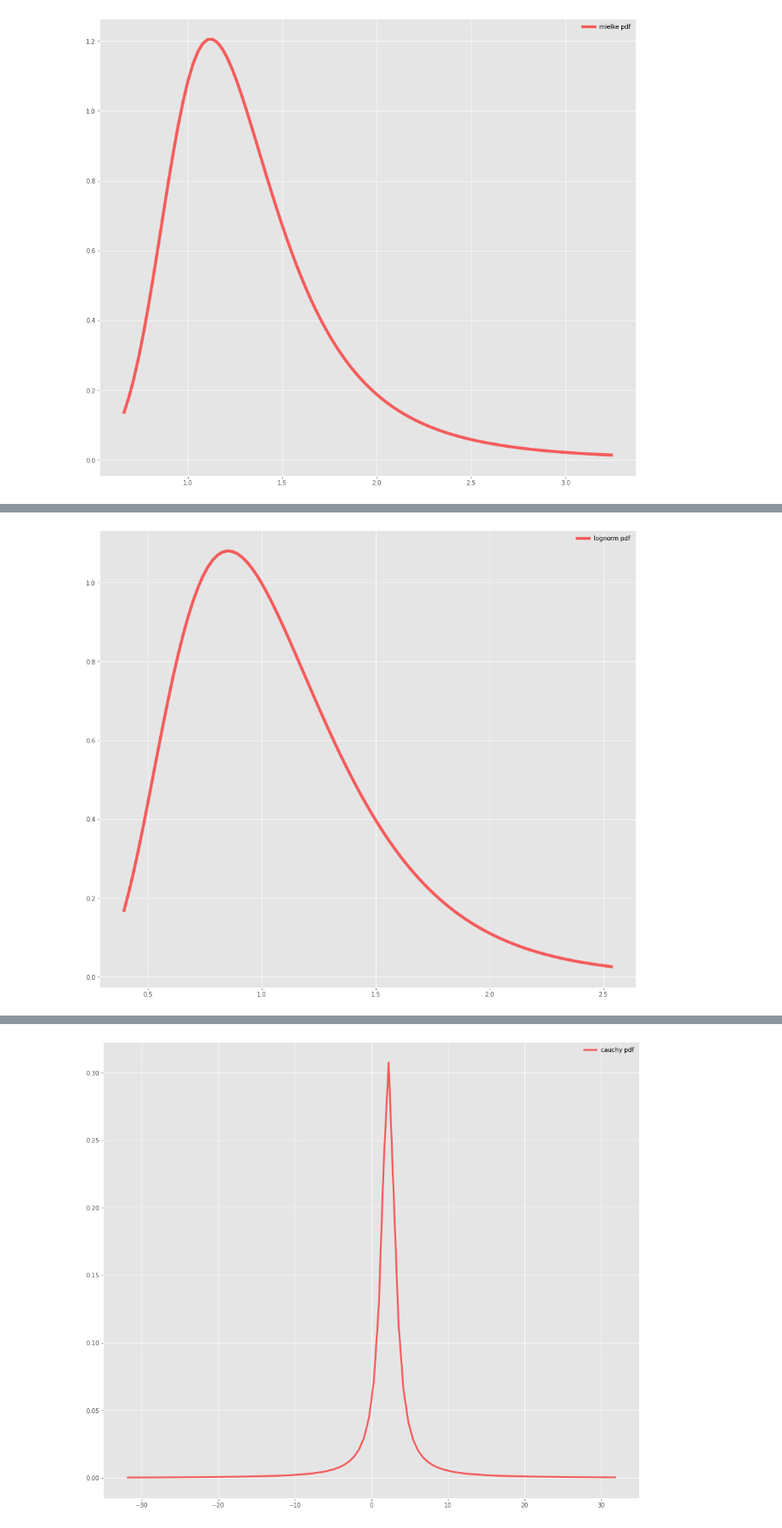
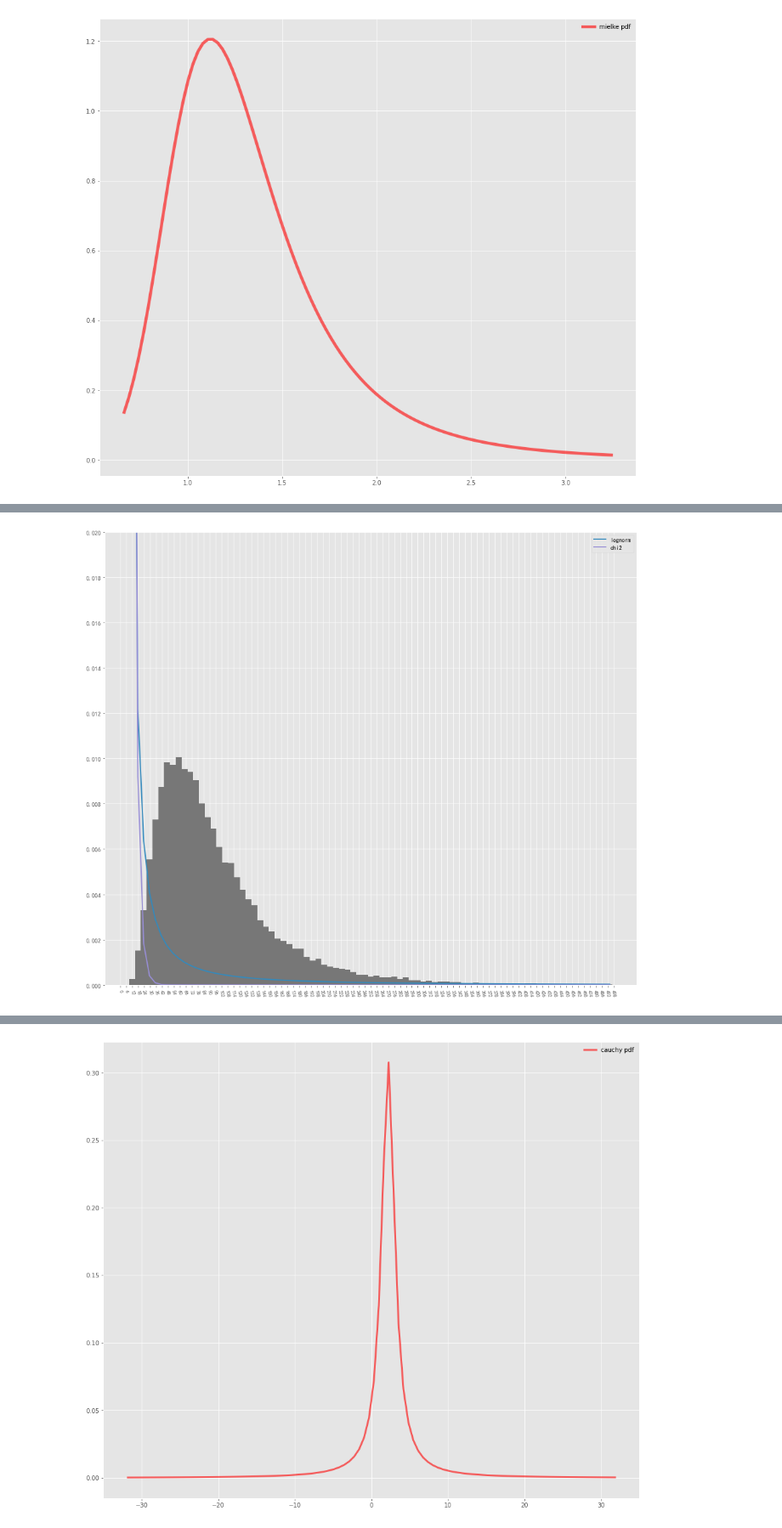
Before and after one commit to liing1221/notebook, a Jupyter notebook: mycode/scipy_stats.ipynb, the cells around one changed output, grey strips where cells are left out. Shown at 85% size. Saved outputs shown, nothing was run; the diff lists cells and outputs as text; code cells hidden in the pictures.

```diff
--- a/mycode/scipy_stats.ipynb
+++ b/mycode/scipy_stats.ipynb
@@ -916,16 +975,82 @@ plt.show()
 
 from scipy.stats import lognorm
 import matplotlib.pyplot as plt
-fig, ax = plt.subplots(1, 1)
+from fitter import Fitter
+from scipy.stats import chi2
 
-s = 0.4
-mean, var, skew, kurt = lognorm.stats(s, moments='mvsk')
+# s = 0.4
+# s, loc, scale = 0.9521372123314837, 31.615794107171943, 189.53264931243058
+s = 0.5
+# mean, var, skew, kurt = lognorm.stats(s, moments='mvsk')
 
-x = np.linspace(lognorm.ppf(0.01, s),
-                lognorm.ppf(0.99, s), 100)
-ax.plot(x, lognorm.pdf(x, s),
-       'r-', lw=5, alpha=0.6, label='lognorm pdf')
+# fig, ax = plt.subplots(1, 1)
+# x = np.linspace(0,2, 100)
+# # # s, loc, scale = 4.254351041552599, 1.7283893605279232, 2.3241782062406915
+# # s, loc, scale = 0.549, -1.012, 32   # 4.359
+# # s, loc, scale =0.98, 10, 0# 4.359
+# s, loc, scale = 0.952, 31.616, 189.533
+# ax.plot(x, lognorm.pdf(x, s, loc=0.2),  'r-', lw=5, alpha=0.6, label='lognorm pdf')
+# # # ax.plot(x, lognorm.pdf(x, 0.95, loc=0.4),  'g-', lw=5, alpha=0.6, label='lognorm pdf')
+# # # ax.plot(x, lognorm.pdf(x, 0.3),  'c-', lw=5, alpha=0.6, label='lognorm pdf')
+# # ax.plot(x, lognorm.pdf(x, 0.95),  'y-', lw=5, alpha=0.6, label='lognorm pdf')
+# ax.legend(loc='best', frameon=False)
 
-ax.legend(loc='best', frameon=False)
+s, loc, scale = 0.95, 10, 0
+s, loc, scale = 0.952, 31.616, 189.533
+
+# lognorm': 0.5824422192778205, 3.037957417378336, 99.2450011222519    # 384拟合 MB Bank
+
+# # 点击 到 安装
+s, loc, scale = 0.96, 1, 9
+s, loc, scale = 0.5824422192778205, 3.037957417378336, 99.2450011222519    # MB Bank   384
+s, loc, scale = 0.5462399635283319, 6.327149254424501, 69.61662367689756   # r888  384
+# s, loc, scale = 3.9410495732049813, 1.9999996586150892, 69.088257371200313  # zoomcar  399
+
+s, loc, scale = 0.45, 0, 96  # com.mbmobile
+s, loc, scale = 0.6, 0, 80  # astrapay
+
+# s, loc, scale = 3.71412299119224, 9.999999023517372, 0.953879294173807
+# 3.9410495732049813, 1.9999996586150892, 2.088257371200313
+# # s, loc, scale = 0.549, -1.012, 4.359
+# # datas = lognorm.rvs(s, scale=1.5, size=1000) * 100
+# datas = lognorm.rvs(s, loc=0.15, scale=1.4, size=26000)
+datas = lognorm.rvs(s, loc=loc, scale=scale, size=30000)
+
+# datas = lognorm.rvs(s, loc=loc, scale=scale, size=1000)
+
+
+# # 点击 到 下载     峰值 5~6
+# s, loc, scale = 0.96, 1, 9
+# # s, loc, scale = 0.549, -1.012, 4.359
+# datas = lognorm.rvs(s, scale=2, size=1000) * 6
+
+
+# # 安装 到 启动   峰值~13
+# s, loc, scale = 0.96, 1, 8
+# # s, loc, scale = 0.549, -1.012, 4.359
+# datas = lognorm.rvs(s, scale=4, size=1000) * 6
+print(datas)
+
+f = Fitter(datas, xmin=-2, xmax=500, distributions=['lognorm', 'chi2'], bins=83)
+f.fit()
+# f = Fitter(datas, xmin=-2, xmax=1200, distributions=['betaprime','burr12','dweibull','chi2','foldcauchy','logistic'], bins=100)
+
+print(f.summary())
+print(f.fitted_param)
+# print(f.fitted_pdf)
+print("*" * 24)
+print(f.get_best())
+f.hist()
+plt.ylim(0, 0.02)
+plt.xticks([int(_x) for _x in range(0, 500, 6)], rotation=280, size=8)
+plt.yticks([_y/1000 for _y in range(0, 21, 2)], size=10)
+# print(list(range(0, 10)))
+# print([_y//100 for _y in range(0, 10)])
+plt.rcParams['font.sans-serif'] = ['SimHei']
+plt.rcParams['axes.unicode_minus'] = False   # 正常显示负号
+# print(datas)
+print(pd.Series(datas).describe())
+
+
 plt.show()
 # %% [output]
@@ -932 +1078 @@ plt.show()
-[figure, old version]
+[figure, new version]
```
Also changed, not shown: parts of 6 cells of this notebook.
